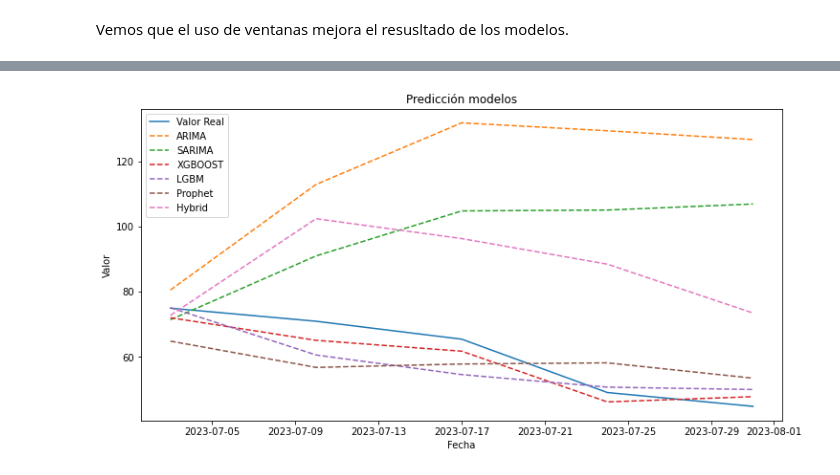
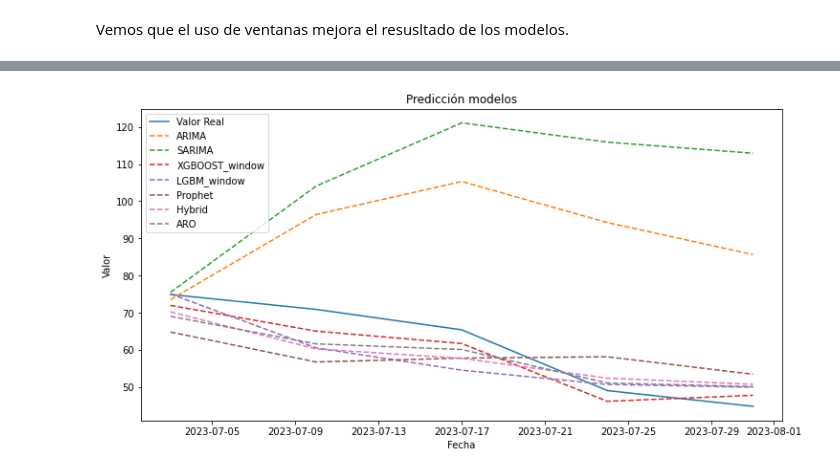
Before and after one commit to tlunal/Adaptative_Ensemble_methods_for_time_series_forecast, a Jupyter notebook: 02_ts_models.ipynb, the cells around one changed output, grey strips where cells are left out. Saved outputs shown, nothing was run; the diff lists cells and outputs as text; code cells hidden in the pictures.

```diff
--- a/02_ts_models.ipynb
+++ b/02_ts_models.ipynb
@@ -1011,7 +1099,7 @@ Error Porcentual Simétrico Absoluto Medio (SMAPE): 6.18%
 # %% [markdown]
 ### LGBM
 # %%
-y_pred_lgb_t_test = []
+y_pred_lgb_w_test = []
 for t in range(0,5):
     # Inicializar y entrenar el modelo XGBoost
 
@@ -1023,4 +1111,4 @@ for t in range(0,5):
     # Realizar predicciones en el conjunto de prueba
     y_pred_xg_t = model_temp.predict(X_test.iloc[t, t:].values.reshape(1, -1))
 
-    y_pred_lgb_t_test.append(y_pred_xg_t[0])
+    y_pred_lgb_w_test.append(y_pred_xg_t[0])
@@ -1053,6 +1150,6 @@ future = m.make_future_dataframe(periods=5, freq='W')
 forecast = m.predict(future)
 forecast[['ds', 'yhat', 'yhat_lower', 'yhat_upper']].tail()
 
-prophet_pred2 = forecast['yhat'].iloc[forecast.shape[0]-5:,]
-prophet_pred2
+prophet_pred_test = forecast['yhat'].iloc[forecast.shape[0]-5:,]
+prophet_pred_test
 # %% [output]
@@ -1080,9 +1188,9 @@ Error Porcentual Simétrico Absoluto Medio (SMAPE): 16.74%
 # %%
 ensemb_test = pd.DataFrame()
-#ensemb_test['ARIMA'] = forecast_arima
-#ensemb_test['SARIMA'] = forecast_sarima.predicted_mean
-ensemb_test['XGBOOST'] = y_pred_xg_t_test
-ensemb_test['LGBM'] = y_pred_lgb_t_test
-ensemb_test['Prophet'] = prophet_pred2.values
+#ensemb_test['ARIMA'] = forecast_arima_test
+#ensemb_test['SARIMA'] = forecast_sarima_test.predicted_mean
+ensemb_test['XGBOOST_window'] = y_pred_xg_w_test
+ensemb_test['LGBM_window'] = y_pred_lgb_w_test
+ensemb_test['PROPHET'] = prophet_pred_test.values
 ensemb_test
 # %% [output]
@@ -1320,9 +1382,9 @@ plt.show()
 # %%
 ensemb_test = pd.DataFrame()
-ensemb_test['ARIMA'] = forecast_arima
-ensemb_test['SARIMA'] = forecast_sarima.predicted_mean
-ensemb_test['XGBOOST'] = y_pred_xg_t_test
-ensemb_test['LGBM'] = y_pred_lgb_t_test
-ensemb_test['PROPHET'] = prophet_pred2.values
+#ensemb_test['ARIMA'] = forecast_arima_test
+#ensemb_test['SARIMA'] = forecast_sarima_test.predicted_mean
+ensemb_test['XGBOOST_window'] = y_pred_xg_w_test
+ensemb_test['LGBM_window'] = y_pred_lgb_w_test
+ensemb_test['PROPHET'] = prophet_pred_test.values
 ensemb_test
 # %% [output]
@@ -1346,19 +1415,21 @@ Freq: W-MON, dtype: float64
 # %%
 # Visualizar las predicciones vs valores reales
 plt.figure(figsize=(12, 6))
 plt.plot(ts_data_xg_test.index, y_test, label='Valor Real')
-plt.plot(ts_data_xg_test.index, forecast_arima, label='ARIMA', linestyle='dashed')
-plt.plot(ts_data_xg_test.index, forecast_sarima.predicted_mean, label='SARIMA', linestyle='dashed')
-plt.plot(ts_data_xg_test.index, y_pred_xg_t_test, label='XGBOOST', linestyle='dashed')
-plt.plot(ts_data_xg_test.index, y_pred_lgb_t_test, label='LGBM', linestyle='dashed')
-plt.plot(ts_data_xg_test.index, prophet_pred2, label='Prophet', linestyle='dashed')
-plt.plot(ts_data_xg_test.index, y_pred_hybrid, label='Hybrid', linestyle='dashed')
+plt.plot(ts_data_xg_test.index, forecast_arima_test, label='ARIMA', linestyle='dashed')
+plt.plot(ts_data_xg_test.index, forecast_sarima_test.predicted_mean, label='SARIMA', linestyle='dashed')
+plt.plot(ts_data_xg_test.index, y_pred_xg_w_test, label='XGBOOST_window', linestyle='dashed')
+plt.plot(ts_data_xg_test.index, y_pred_lgb_w_test, label='LGBM_window', linestyle='dashed')
+plt.plot(ts_data_xg_test.index, prophet_pred_test, label='Prophet', linestyle='dashed')
+plt.plot(ts_data_xg_test.index, y_pred_hybrid_test, label='Hybrid', linestyle='dashed')
+plt.plot(ts_data_xg_test.index, y_pred_ridge, label='ARO', linestyle='dashed')
+
 
 
 plt.title('Predicción modelos')
 plt.xlabel('Fecha')
 plt.ylabel('Valor')
 plt.legend()
 plt.show()
 # %% [output]
-[figure, old version]
+[figure, new version]
```
Also changed, not shown: parts of 69 cells of this notebook.
